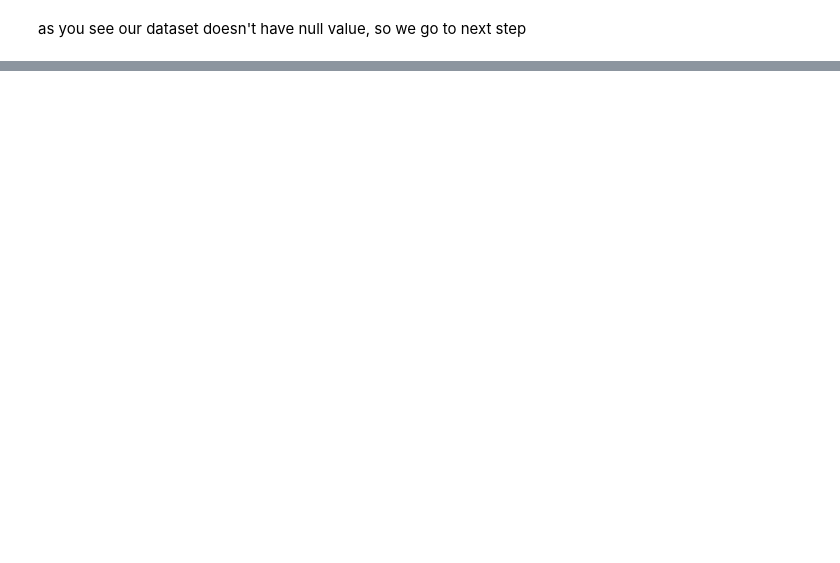
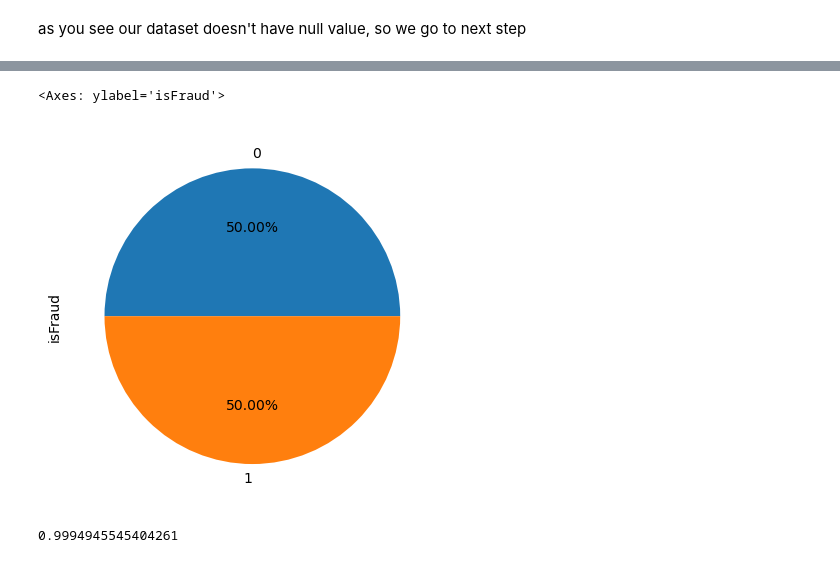
Before and after one commit to mobinmadani8/Online_Payments_Fraud_Detection, a Jupyter notebook: notebook/main.ipynb, the cells around one changed output, grey strips where cells are left out. Saved outputs shown, nothing was run; the diff lists cells and outputs as text; code cells hidden in the pictures; blank space fills up the shorter version.

```diff
--- a/notebook/main.ipynb
+++ b/notebook/main.ipynb
@@ -62,0 +73,9 @@ as you see our dataset doesn't have null value, so we go to next step
+# %%
+#split names
+paymant_df["nameOrig_num"] = paymant_df["nameOrig"].str[1:]
+paymant_df["nameOrig_alpha"] = paymant_df["nameOrig"].str[0]
+
+paymant_df["nameDest_num"] =paymant_df["nameDest"].str[1:]
+paymant_df["nameDest_alpha"] =paymant_df["nameDest"].str[0]
+
+paymant_df.drop(["nameOrig", "nameDest"] , axis=1 , inplace=True)
@@ -81,0 +155,5 @@ paymant_df["type"].map({"PAYMENT"].})
+# %%
+from sklearn.model_selection import train_test_split
+
+X_train , X_test , y_train , y_test = train_test_split(paymant_df.drop(["isFraud"] , axis=1) , paymant_df["isFraud"] , test_size=0.1, random_state=1)
+X_train
@@ -81,0 +174,18 @@ paymant_df["type"].map({"PAYMENT"].})
+# %%
+from imblearn.over_sampling import SMOTE
+
+sm = SMOTE(sampling_strategy= "minority" ,k_neighbors=4, random_state= 1)
+X_train , y_train = sm.fit_resample(X_train , y_train)
+# %%
+y_train.value_counts().plot(kind= "pie", autopct = '%1.2f%%')
+# %% [output]
+<Axes: ylabel='isFraud'>
+[figure, added]
+# %%
+
+from sklearn.tree import DecisionTreeClassifier
+model = DecisionTreeClassifier()
+model.fit(X_train, y_train)
+print(model.score(X_test, y_test))
+# %% [output]
+0.9994945545404261
```
Also changed, not shown: parts of 14 cells of this notebook, 1 other file.
